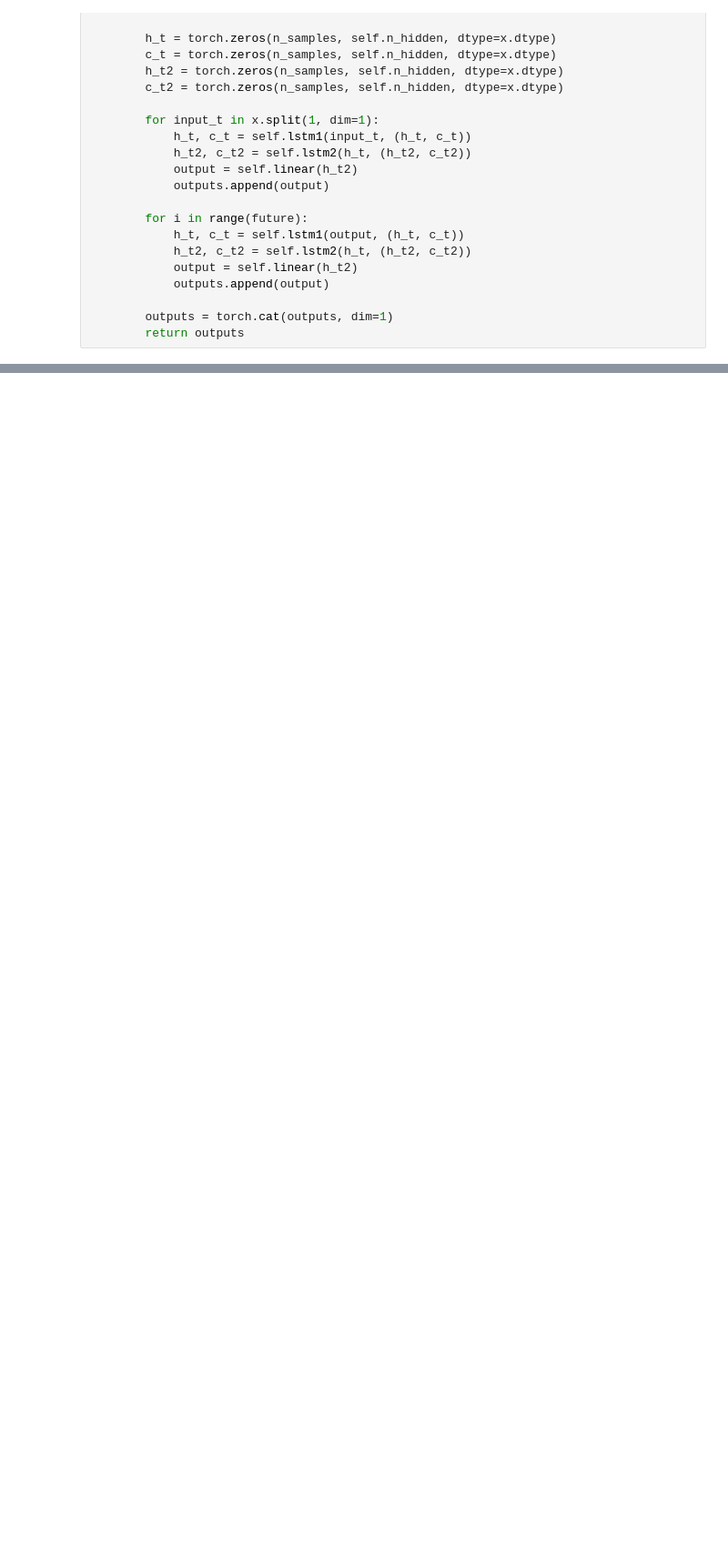
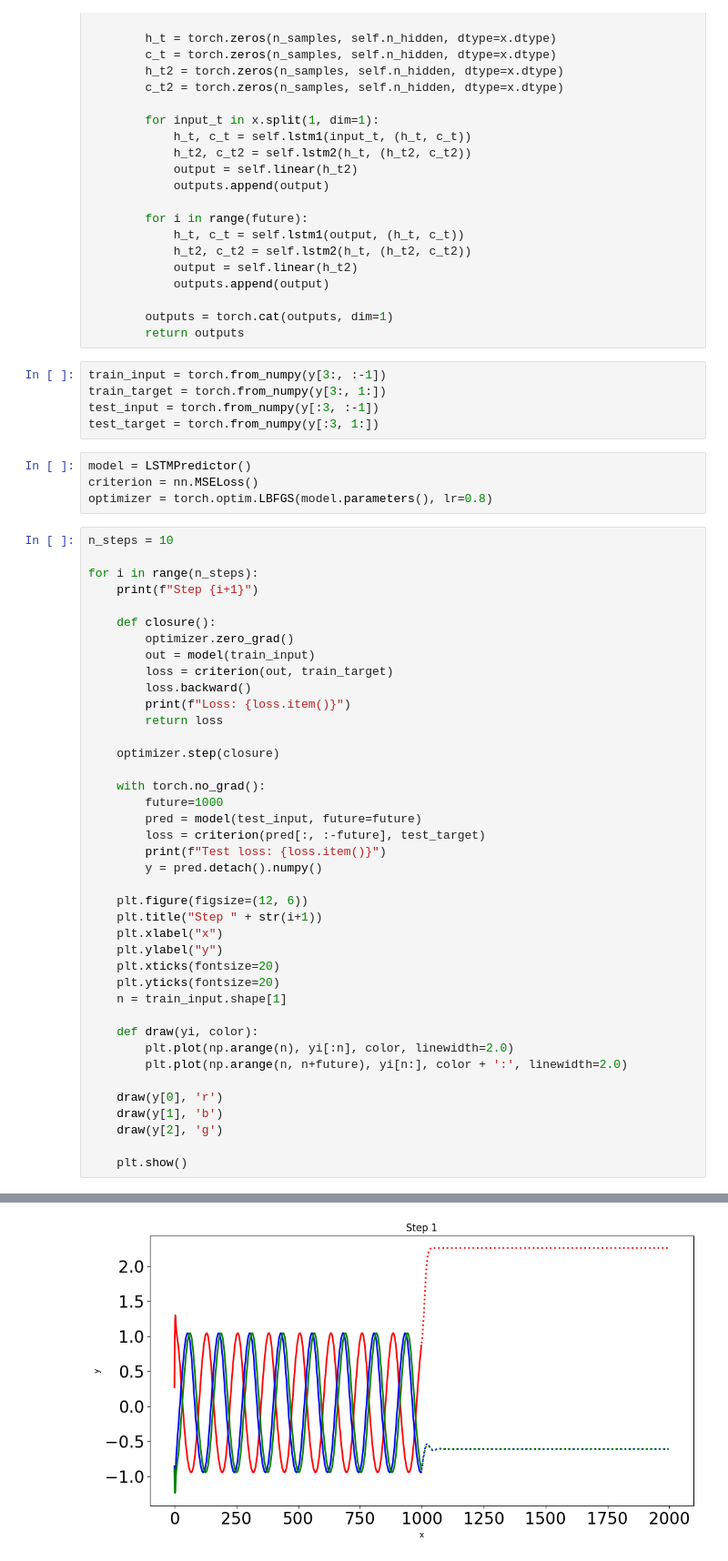
Before and after one commit to NamanZelawat/Kaggle_Gym, a Jupyter notebook: time_series.ipynb, the cells around one changed output, grey strips where cells are left out. Shown at 91% size. Saved outputs shown, nothing was run; the diff lists cells and outputs as text; blank space fills up the shorter version.

```diff
--- a/time_series.ipynb
+++ b/time_series.ipynb
@@ -118,3 +118,53 @@ class LSTMPredictor(nn.Module):
 
         outputs = torch.cat(outputs, dim=1)
         return outputs
+# %%
+train_input = torch.from_numpy(y[3:, :-1])
+train_target = torch.from_numpy(y[3:, 1:])
+test_input = torch.from_numpy(y[:3, :-1])
+test_target = torch.from_numpy(y[:3, 1:])
+# %%
+model = LSTMPredictor()
+criterion = nn.MSELoss()
+optimizer = torch.optim.LBFGS(model.parameters(), lr=0.8)
+# %%
+n_steps = 10
+
+for i in range(n_steps):
+    print(f"Step {i+1}")
+
+    def closure():
+        optimizer.zero_grad()
+        out = model(train_input)
+        loss = criterion(out, train_target)
+        loss.backward()
+        print(f"Loss: {loss.item()}")
+        return loss
+
+    optimizer.step(closure)
+
+    with torch.no_grad():
+        future=1000
+        pred = model(test_input, future=future)
+        loss = criterion(pred[:, :-future], test_target)
+        print(f"Test loss: {loss.item()}")
+        y = pred.detach().numpy()
+
+    plt.figure(figsize=(12, 6))
+    plt.title("Step " + str(i+1))
+    plt.xlabel("x")
+    plt.ylabel("y")
+    plt.xticks(fontsize=20)
+    plt.yticks(fontsize=20)
+    n = train_input.shape[1]
+
+    def draw(yi, color):
+        plt.plot(np.arange(n), yi[:n], color, linewidth=2.0)
+        plt.plot(np.arange(n, n+future), yi[n:], color + ':', linewidth=2.0)
+
+    draw(y[0], 'r')
+    draw(y[1], 'b')
+    draw(y[2], 'g')
+
+    plt.show()
+# %% [output]
@@ -120,0 +188 @@ class LSTMPredictor(nn.Module):
+[figure, added]
```
Also changed, not shown: parts of 1 cell of this notebook.
